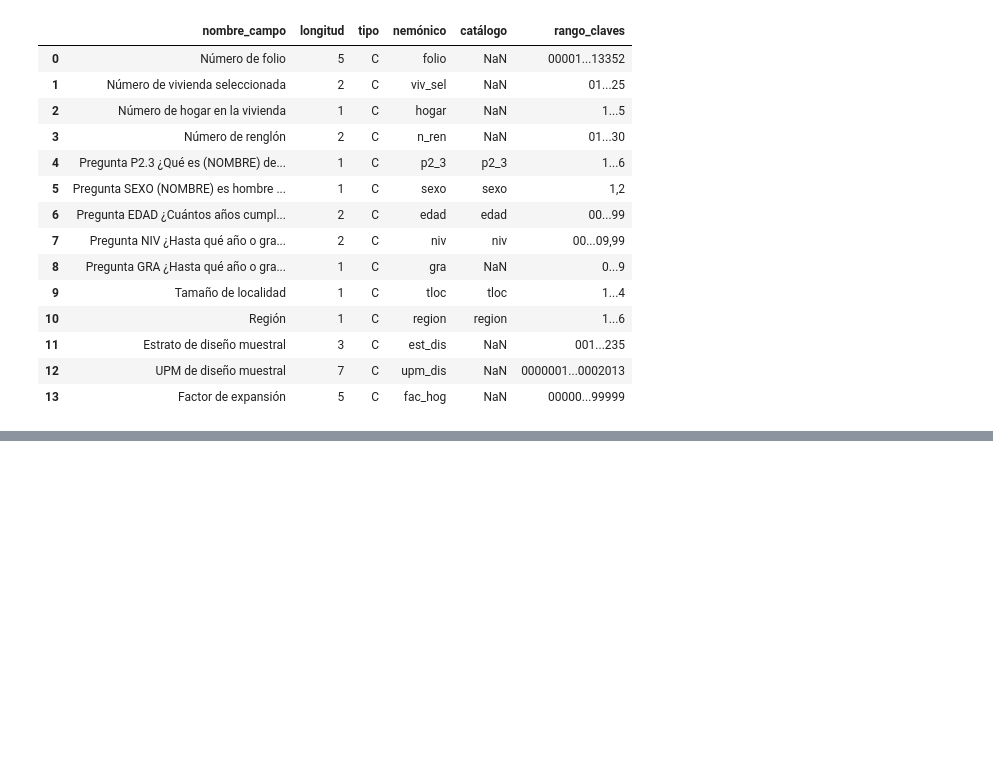
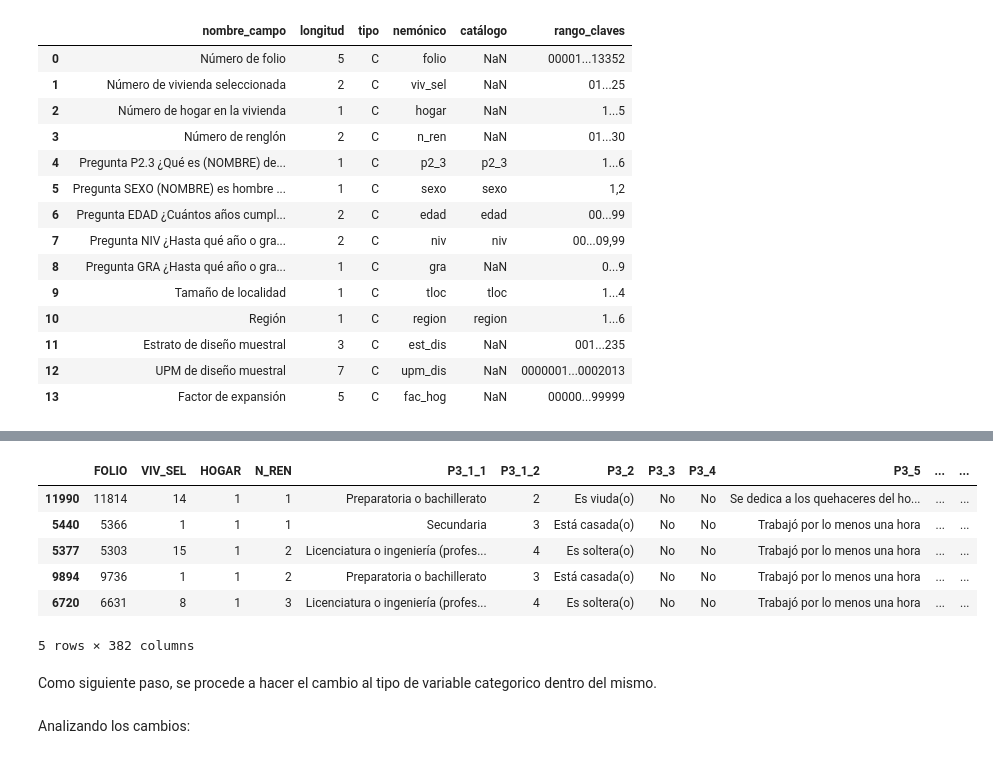
Before and after one commit to luiscarp/Analisis_ENIF, a Jupyter notebook: ENIF.ipynb, the cells around one changed output, grey strips where cells are left out. Drawn from its saved outputs; the diff is of its cells as text; code cells hidden in the pictures; blank space fills up the shorter version.

```diff
--- a/ENIF.ipynb
+++ b/ENIF.ipynb
@@ -347,0 +337,12 @@ memory usage: 3.1 MB
+# %%
+tmodulo["df"].sample(5)
+# %% [output]
+|  | FOLIO | VIV_SEL | HOGAR | N_REN | P3_1_1 | P3_1_2 | P3_2 | P3_3 | P3_4 | P3_5 | ... | ... |
+| 11990 | 11814 | 14 | 1 | 1 | Preparatoria o bachillerato | 2 | Es viuda(o) | No | No | Se dedica a los quehaceres del ho... | ... | ... |
+| 5440 | 5366 | 1 | 1 | 1 | Secundaria | 3 | Está casada(o) | No | No | Trabajó por lo menos una hora | ... | ... |
+| 5377 | 5303 | 15 | 1 | 2 | Licenciatura o ingeniería (profes... | 4 | Es soltera(o) | No | No | Trabajó por lo menos una hora | ... | ... |
+| 9894 | 9736 | 1 | 1 | 2 | Preparatoria o bachillerato | 3 | Está casada(o) | No | No | Trabajó por lo menos una hora | ... | ... |
+| 6720 | 6631 | 8 | 1 | 3 | Licenciatura o ingeniería (profes... | 4 | Es soltera(o) | No | No | Trabajó por lo menos una hora | ... | ... |
+5 rows × 382 columns
+# %% [markdown]
+Como siguiente paso, se procede a hacer el cambio al tipo de variable categorico dentro del mismo.
@@ -347,0 +364,2 @@ memory usage: 3.1 MB
+# %% [markdown]
+Analizando los cambios:
```
Also changed, not shown: parts of 30 cells of this notebook, 2 other files.
